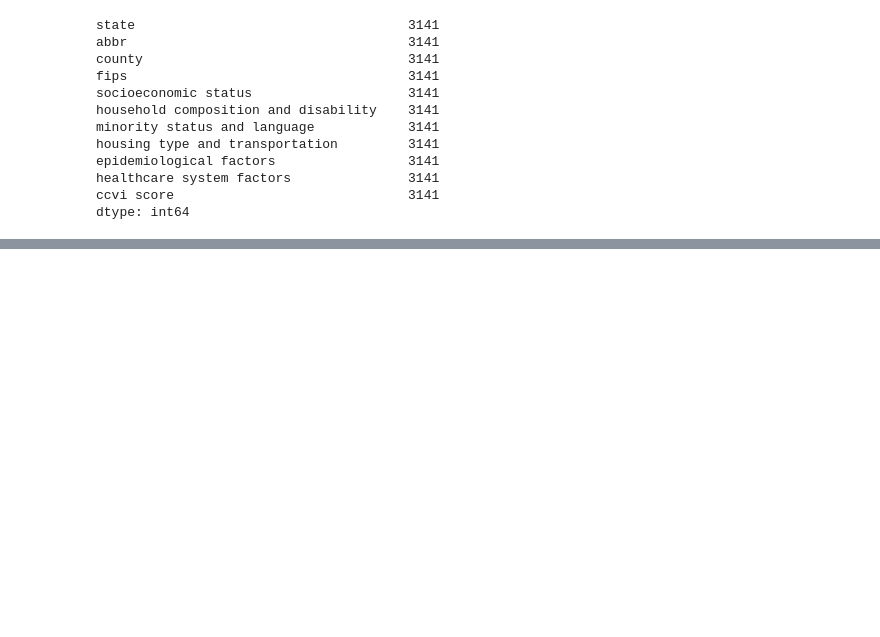
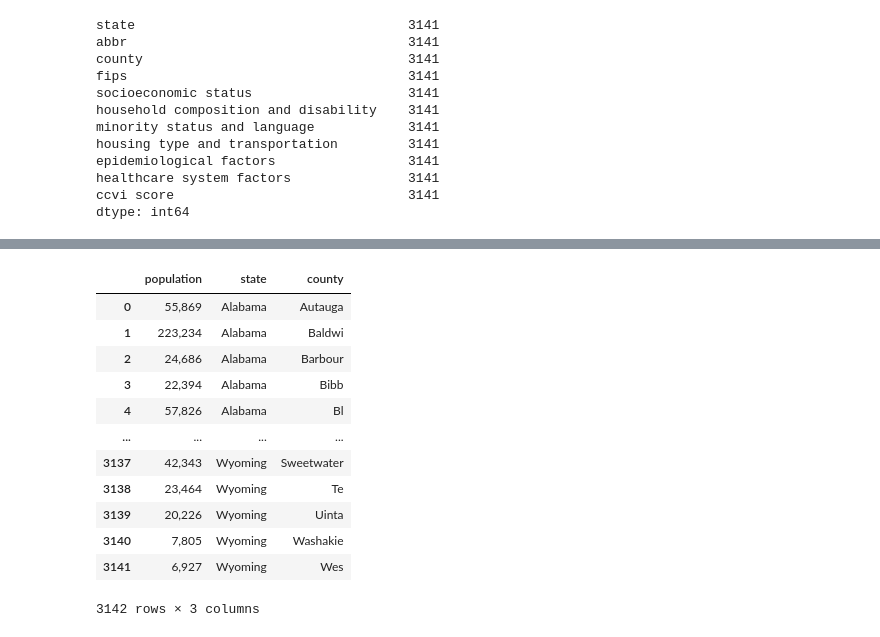
Before and after one commit to kpessa/project-2, a Jupyter notebook: data-cleaning/cleaning.ipynb, the cells around one changed output, grey strips where cells are left out. Saved outputs shown, nothing was run; the diff lists cells and outputs as text; code cells hidden in the pictures; blank space fills up the shorter version.

```diff
--- a/data-cleaning/cleaning.ipynb
+++ b/data-cleaning/cleaning.ipynb
@@ -189,0 +191,17 @@ dtype: object
+# %%
+# Final population DF
+pop_df
+# %% [output]
+|  | population | state | county |
+| 0 | 55,869 | Alabama | Autauga |
+| 1 | 223,234 | Alabama | Baldwi |
+| 2 | 24,686 | Alabama | Barbour |
+| 3 | 22,394 | Alabama | Bibb |
+| 4 | 57,826 | Alabama | Bl |
+| ... | ... | ... | ... |
+| 3137 | 42,343 | Wyoming | Sweetwater |
+| 3138 | 23,464 | Wyoming | Te |
+| 3139 | 20,226 | Wyoming | Uinta |
+| 3140 | 7,805 | Wyoming | Washakie |
+| 3141 | 6,927 | Wyoming | Wes |
+3142 rows × 3 columns
```
Also changed, not shown: parts of 10 cells of this notebook.
